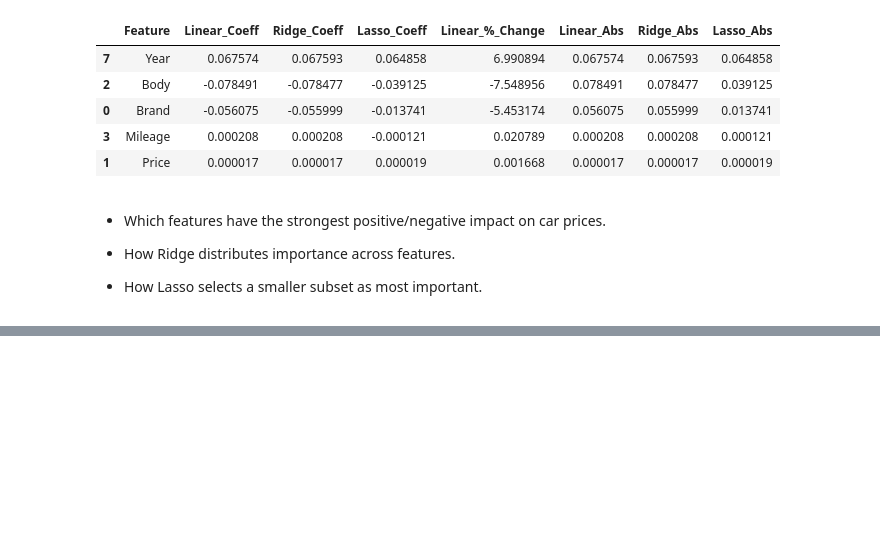
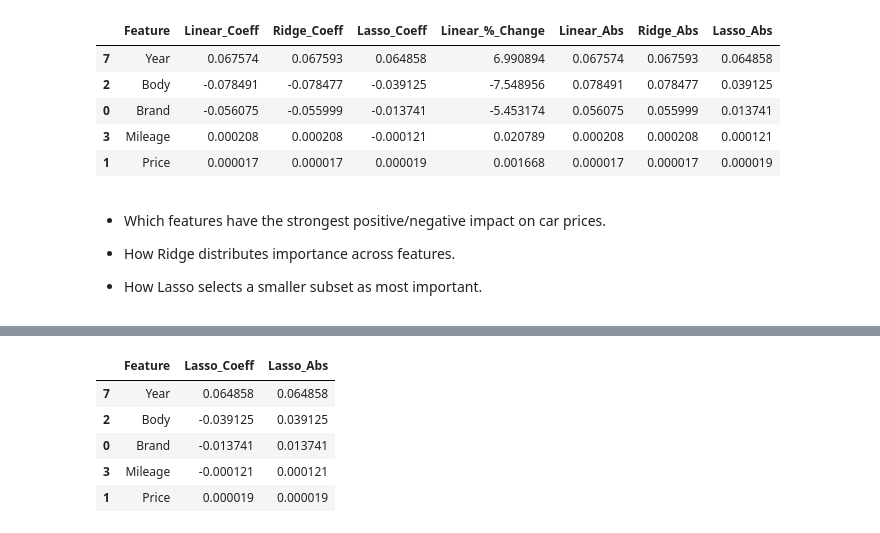
Before and after one commit to suyogy1-bot/Machine_Learning, a Jupyter notebook: Car_Price_Prediction/Linear_Ridge_&_Lasso_Regression_(1).ipynb, the cells around one changed output, grey strips where cells are left out. Saved outputs shown, nothing was run; the diff lists cells and outputs as text; code cells hidden in the pictures; blank space fills up the shorter version.

```diff
--- a/Car_Price_Prediction/Linear_Ridge_&_Lasso_Regression_(1).ipynb
+++ b/Car_Price_Prediction/Linear_Ridge_&_Lasso_Regression_(1).ipynb
@@ -674,0 +920,19 @@ coef_df[coef_df['Lasso_Coeff'] != 0].sort_values('Lasso_Abs', ascending=False)
+# %%
+# Features kept by Lasso, ordered by importance
+
+kept = (
+    coef_df[coef_df["Lasso_Coeff"] != 0]
+    .sort_values(
+        "Lasso_Abs",
+        ascending=False
+    )[["Feature", "Lasso_Coeff", "Lasso_Abs"]]
+)
+
+kept
+# %% [output]
+|  | Feature | Lasso_Coeff | Lasso_Abs |
+| 7 | Year | 0.064858 | 0.064858 |
+| 2 | Body | -0.039125 | 0.039125 |
+| 0 | Brand | -0.013741 | 0.013741 |
+| 3 | Mileage | -0.000121 | 0.000121 |
+| 1 | Price | 0.000019 | 0.000019 |
```
Also changed, not shown: parts of 23 cells of this notebook.
